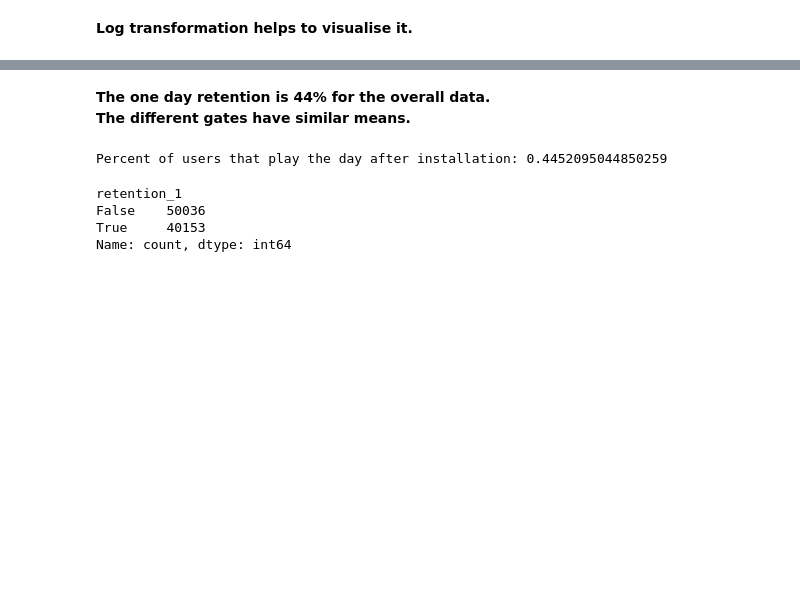
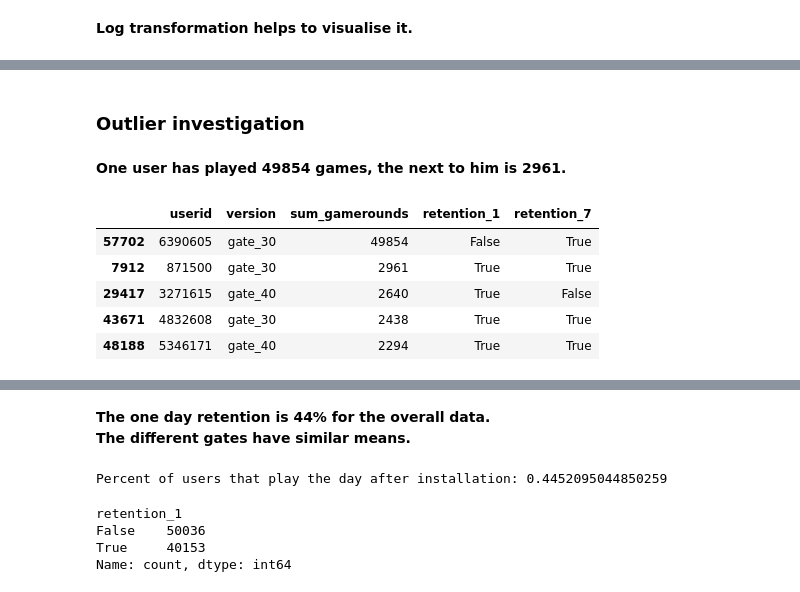
Before and after one commit to Lughaidh-w/AB-Testing-Cookie-Cats, a Jupyter notebook: notebooks/ab-testing-cookie-cats.ipynb, the cells around one changed output, grey strips where cells are left out. Drawn from its saved outputs; the diff is of its cells as text; code cells hidden in the pictures; blank space fills up the shorter version.

```diff
--- a/notebooks/ab-testing-cookie-cats.ipynb
+++ b/notebooks/ab-testing-cookie-cats.ipynb
@@ -123,0 +149,13 @@ some_functions.basic_boxplot(df.sum_gamerounds_log, values="Log values")
+# %% [markdown]
+### <b>Outlier investigation
+# %% [markdown]
+<b>One user has played 49854 games, the next to him is 2961.
+# %%
+df.sort_values("sum_gamerounds", ascending=False).head()
+# %% [output]
+|  | userid | version | sum_gamerounds | retention_1 | retention_7 |
+| 57702 | 6390605 | gate_30 | 49854 | False | True |
+| 7912 | 871500 | gate_30 | 2961 | True | True |
+| 29417 | 3271615 | gate_40 | 2640 | True | False |
+| 43671 | 4832608 | gate_30 | 2438 | True | True |
+| 48188 | 5346171 | gate_40 | 2294 | True | True |
```
Also changed, not shown: parts of 38 cells of this notebook, 2 other files.
